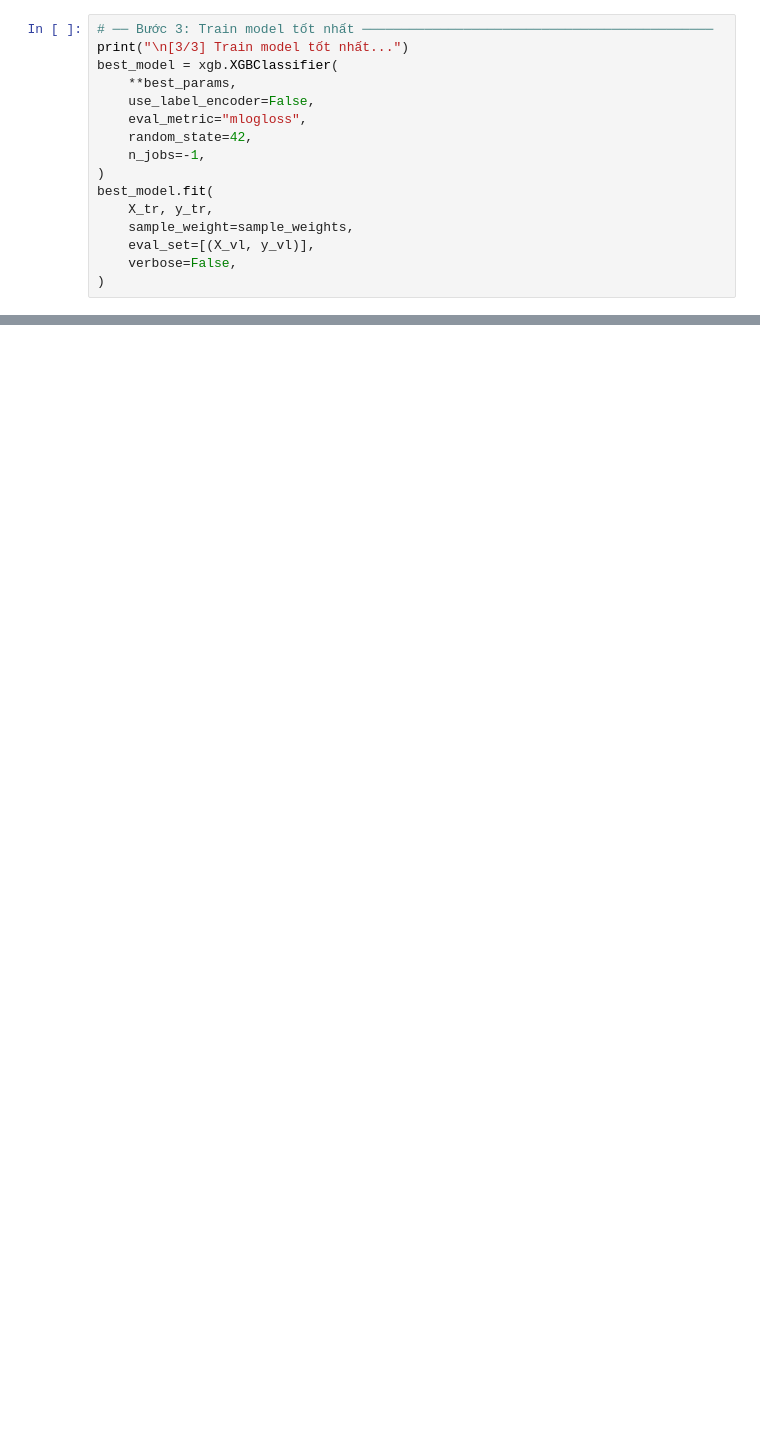
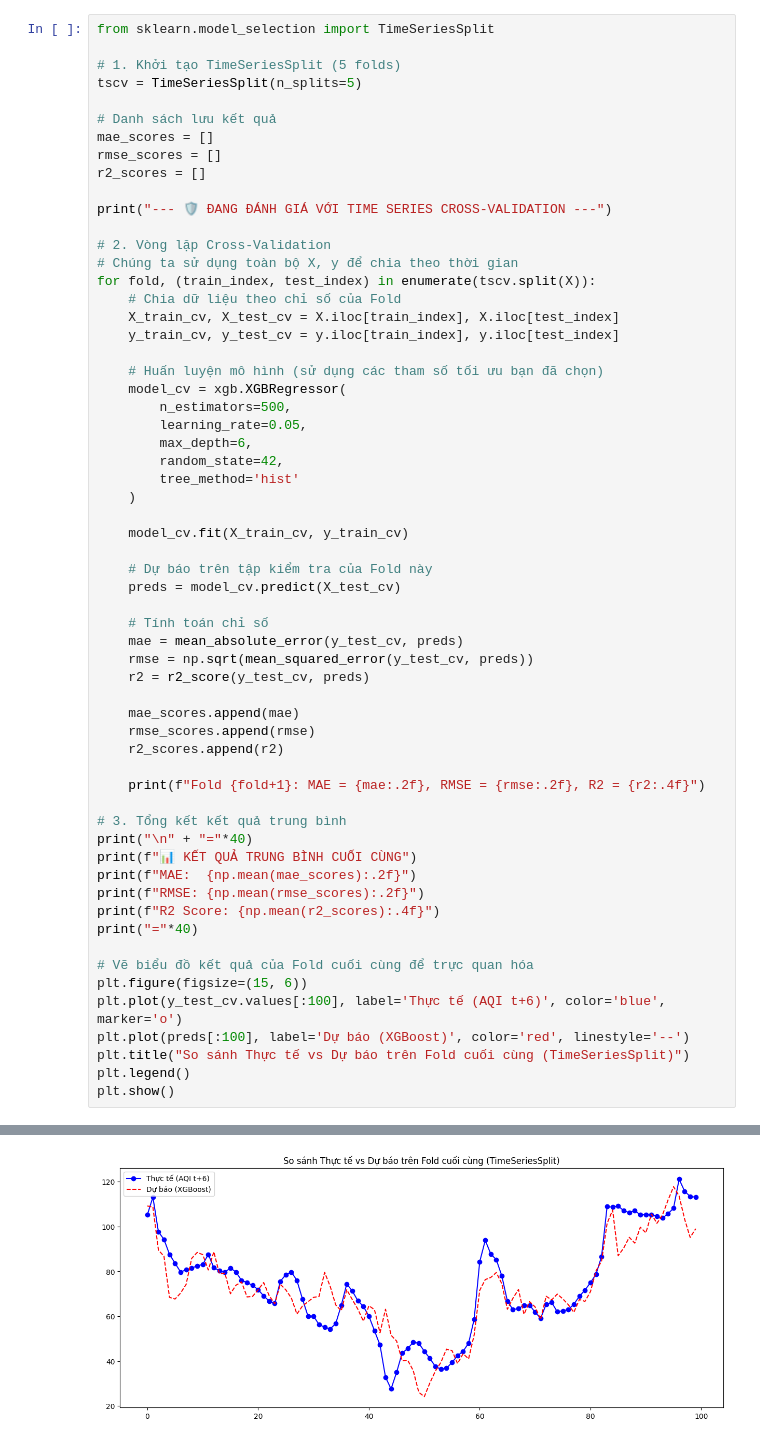
Before and after one commit to PhamQuyNam/DATN_AIR_GROARD_BN_2026, a Jupyter notebook: ml_training/notebooks/02_xgboost.ipynb, the cells around one changed output, grey strips where cells are left out. Cells and saved outputs as stored; diff of their text form; blank space fills up the shorter version.

```diff
--- a/ml_training/notebooks/02_xgboost.ipynb
+++ b/ml_training/notebooks/02_xgboost.ipynb
@@ -132,17 +107,61 @@ print(f"  Best params  : {best_params}")
 # %%
-# ── Bước 3: Train model tốt nhất ─────────────────────────────────────────────
-print("\n[3/3] Train model tốt nhất...")
-best_model = xgb.XGBClassifier(
-    **best_params,
-    use_label_encoder=False,
-    eval_metric="mlogloss",
-    random_state=42,
-    n_jobs=-1,
-)
-best_model.fit(
-    X_tr, y_tr,
-    sample_weight=sample_weights,
-    eval_set=[(X_vl, y_vl)],
-    verbose=False,
-)
+from sklearn.model_selection import TimeSeriesSplit
+
+# 1. Khởi tạo TimeSeriesSplit (5 folds)
+tscv = TimeSeriesSplit(n_splits=5)
+
+# Danh sách lưu kết quả
+mae_scores = []
+rmse_scores = []
+r2_scores = []
+
+print("--- 🛡️ ĐANG ĐÁNH GIÁ VỚI TIME SERIES CROSS-VALIDATION ---")
+
+# 2. Vòng lặp Cross-Validation
+# Chúng ta sử dụng toàn bộ X, y để chia theo thời gian
+for fold, (train_index, test_index) in enumerate(tscv.split(X)):
+    # Chia dữ liệu theo chỉ số của Fold
+    X_train_cv, X_test_cv = X.iloc[train_index], X.iloc[test_index]
+    y_train_cv, y_test_cv = y.iloc[train_index], y.iloc[test_index]
+
+    # Huấn luyện mô hình (sử dụng các tham số tối ưu bạn đã chọn)
+    model_cv = xgb.XGBRegressor(
+        n_estimators=500,
+        learning_rate=0.05,
+        max_depth=6,
+        random_state=42,
+        tree_method='hist'
+    )
+
+    model_cv.fit(X_train_cv, y_train_cv)
+
+    # Dự báo trên tập kiểm tra của Fold này
+    preds = model_cv.predict(X_test_cv)
+
+    # Tính toán chỉ số
+    mae = mean_absolute_error(y_test_cv, preds)
+    rmse = np.sqrt(mean_squared_error(y_test_cv, preds))
+    r2 = r2_score(y_test_cv, preds)
+
+    mae_scores.append(mae)
+    rmse_scores.append(rmse)
+    r2_scores.append(r2)
+
+    print(f"Fold {fold+1}: MAE = {mae:.2f}, RMSE = {rmse:.2f}, R2 = {r2:.4f}")
+
+# 3. Tổng kết kết quả trung bình
+print("\n" + "="*40)
+print(f"📊 KẾT QUẢ TRUNG BÌNH CUỐI CÙNG")
+print(f"MAE:  {np.mean(mae_scores):.2f}")
+print(f"RMSE: {np.mean(rmse_scores):.2f}")
+print(f"R2 Score: {np.mean(r2_scores):.4f}")
+print("="*40)
+
+# Vẽ biểu đồ kết quả của Fold cuối cùng để trực quan hóa
+plt.figure(figsize=(15, 6))
+plt.plot(y_test_cv.values[:100], label='Thực tế (AQI t+6)', color='blue', marker='o')
+plt.plot(preds[:100], label='Dự báo (XGBoost)', color='red', linestyle='--')
+plt.title("So sánh Thực tế vs Dự báo trên Fold cuối cùng (TimeSeriesSplit)")
+plt.legend()
+plt.show()
 # %% [output]
@@ -162 +181,2 @@ XGBClassifier(base_score=None, booster=None, callbacks=None,
+[figure, added]
 # %%
```
Also changed, not shown: parts of 11 cells of this notebook, 26 other files.
